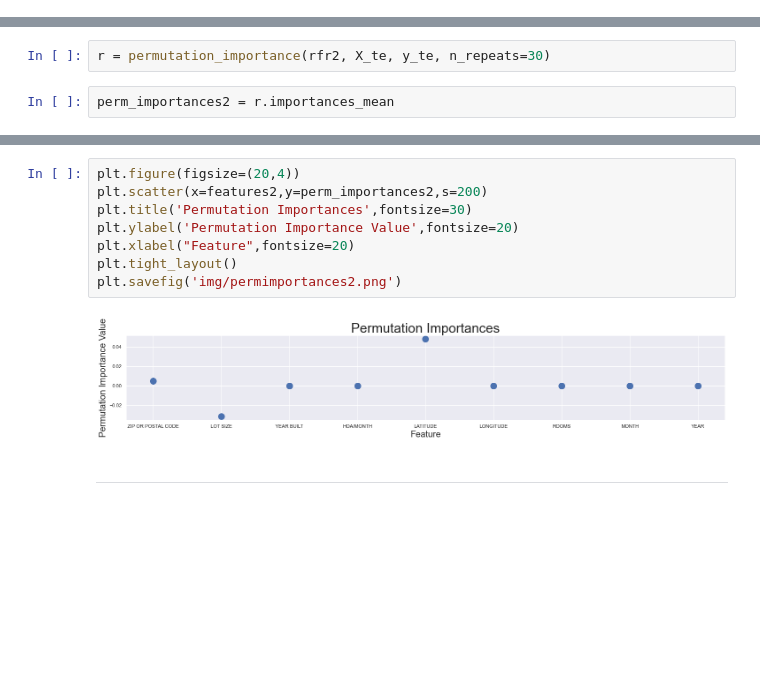
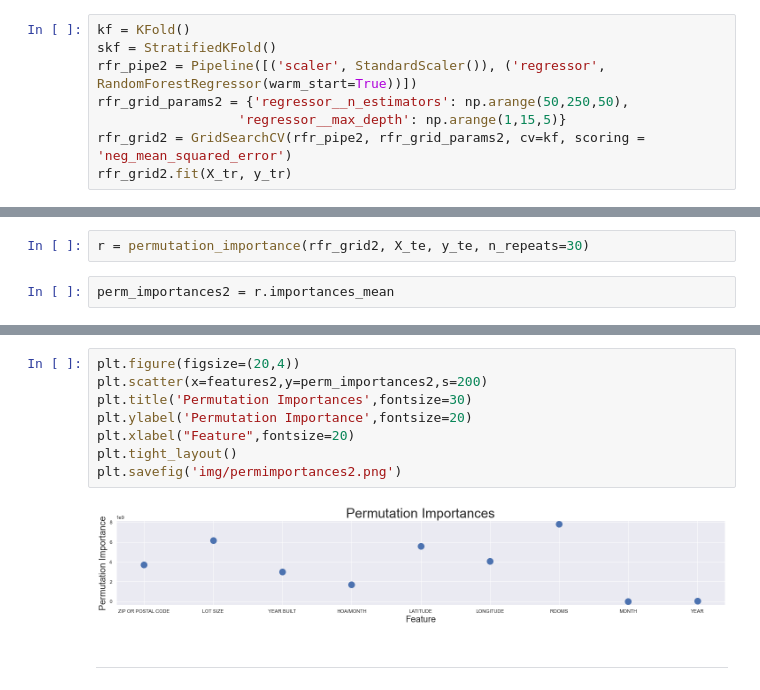
Before and after one commit to randallb15/PredictingSAHomeValues, a Jupyter notebook: HomeValueEstimate.ipynb, the cells around one changed output, grey strips where cells are left out. Cells and saved outputs as stored; diff of their text form; blank space fills up the shorter version.

```diff
--- a/HomeValueEstimate.ipynb
+++ b/HomeValueEstimate.ipynb
@@ -442,3 +442,11 @@ df_small = modeldata.sample(1000)
 y2 = df_small['PRICE'].values
 X2 = df_small.drop(['SQUARE FEET','PRICE'],axis=1).values
 X_tr, X_te, y_tr, y_te = train_test_split(X2,y2)
+# %%
+kf = KFold()
+skf = StratifiedKFold()
+rfr_pipe2 = Pipeline([('scaler', StandardScaler()), ('regressor', RandomForestRegressor(warm_start=True))])
+rfr_grid_params2 = {'regressor__n_estimators': np.arange(50,250,50),
+                  'regressor__max_depth': np.arange(1,15,5)}
+rfr_grid2 = GridSearchCV(rfr_pipe2, rfr_grid_params2, cv=kf, scoring = 'neg_mean_squared_error')
+rfr_grid2.fit(X_tr, y_tr)
@@ -476,7 +485,7 @@ plt.savefig('img/FI2.png')
 # %% [markdown]
 ## Permutation Importance
 # %%
-r = permutation_importance(rfr2, X_te, y_te, n_repeats=30)
+r = permutation_importance(rfr_grid2, X_te, y_te, n_repeats=30)
 # %%
 perm_importances2 = r.importances_mean
 # %%
@@ -488,13 +497,13 @@ perm_importances_df2
 # %%
 plt.figure(figsize=(20,4))
 plt.scatter(x=features2,y=perm_importances2,s=200)
 plt.title('Permutation Importances',fontsize=30)
-plt.ylabel('Permutation Importance Value',fontsize=20)
+plt.ylabel('Permutation Importance',fontsize=20)
 plt.xlabel("Feature",fontsize=20)
 plt.tight_layout()
 plt.savefig('img/permimportances2.png')
 # %% [output]
-[figure, old version]
+[figure, new version]
 # %% [markdown]
 -----
 # %% [markdown]
```
Also changed, not shown: parts of 10 cells of this notebook, 2 other files.
